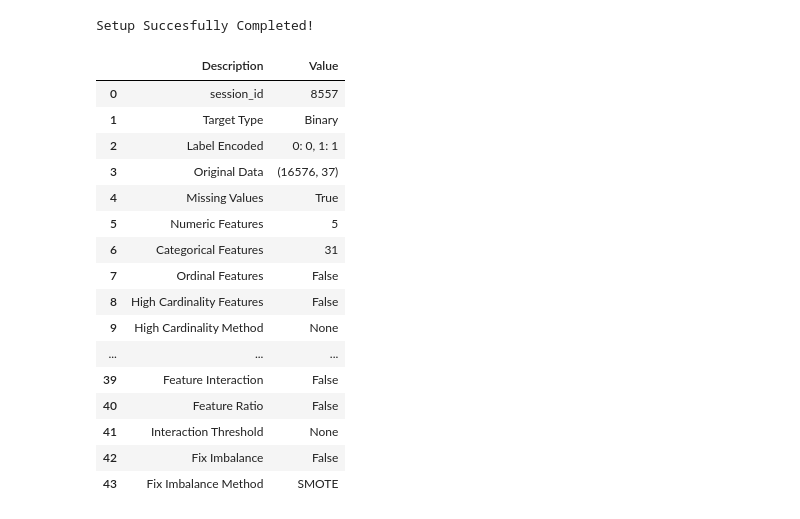
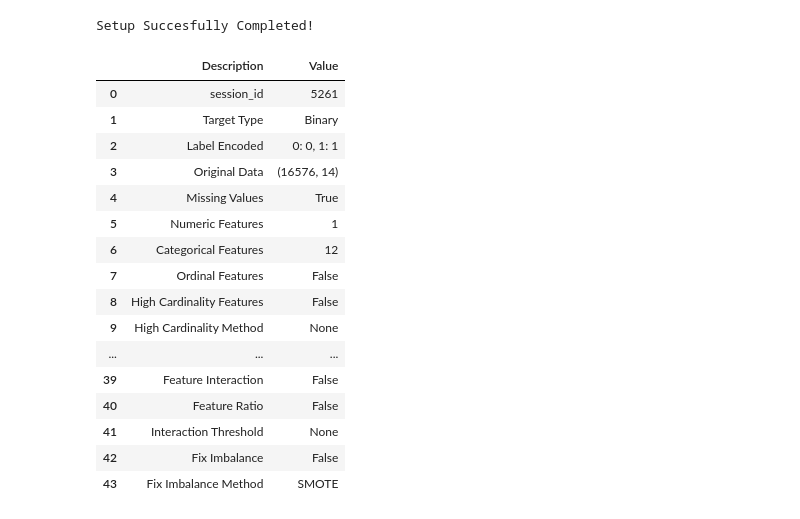
Before and after one commit to dearfad/mmhelper, a Jupyter notebook: project/qx/qx_pycaret.ipynb, the cells around one changed output. Drawn from its saved outputs; the diff is of its cells as text; code cells hidden in the pictures.

```diff
--- a/project/qx/qx_pycaret.ipynb
+++ b/project/qx/qx_pycaret.ipynb
@@ -11,4 +11,4 @@ intersection_columns = list(set(spdata.columns).intersection(set(mpdata.columns)
 data = pd.DataFrame()
 data = data.append(spdata[intersection_columns].sample(n=8288, random_state=1))
 data = data.append(mpdata[mpdata['Record number recode']==1][intersection_columns])
-data
+data = data[['label', 'Age at diagnosis', 'Marital status at diagnosis', 'Derived AJCC Stage Group, 7th ed (2010-2015)', 'Derived AJCC T, 7th ed (2010-2015)', 'Derived AJCC N, 7th ed (2010-2015)', 'Derived AJCC M, 7th ed (2010-2015)', 'Grade', 'Breast Subtype (2010+)', 'ER Status Recode Breast Cancer (1990+)', 'PR Status Recode Breast Cancer (1990+)', 'Derived HER2 Recode (2010+)', 'Chemotherapy recode (yes, no/unk)',  'Radiation sequence with surgery']]
@@ -29,17 +15,17 @@ data
 # %%
 from pycaret.classification import *
 # %%
-clf = setup(data, target='label', ignore_features=['Sequence number', 'Patient ID'])
+clf = setup(data, target='label', Fix Imbalance)
 # %% [output]
 Setup Succesfully Completed!
 |  | Description | Value |
-| 0 | session_id | 8557 |
+| 0 | session_id | 5261 |
 | 1 | Target Type | Binary |
 | 2 | Label Encoded | 0: 0, 1: 1 |
-| 3 | Original Data | (16576, 37) |
+| 3 | Original Data | (16576, 14) |
 | 4 | Missing Values | True |
-| 5 | Numeric Features | 5 |
-| 6 | Categorical Features | 31 |
+| 5 | Numeric Features | 1 |
+| 6 | Categorical Features | 12 |
 | 7 | Ordinal Features | False |
 | 8 | High Cardinality Features | False |
 | 9 | High Cardinality Method | None |
```
Also changed, not shown: parts of 8 cells of this notebook, 6 other files.
